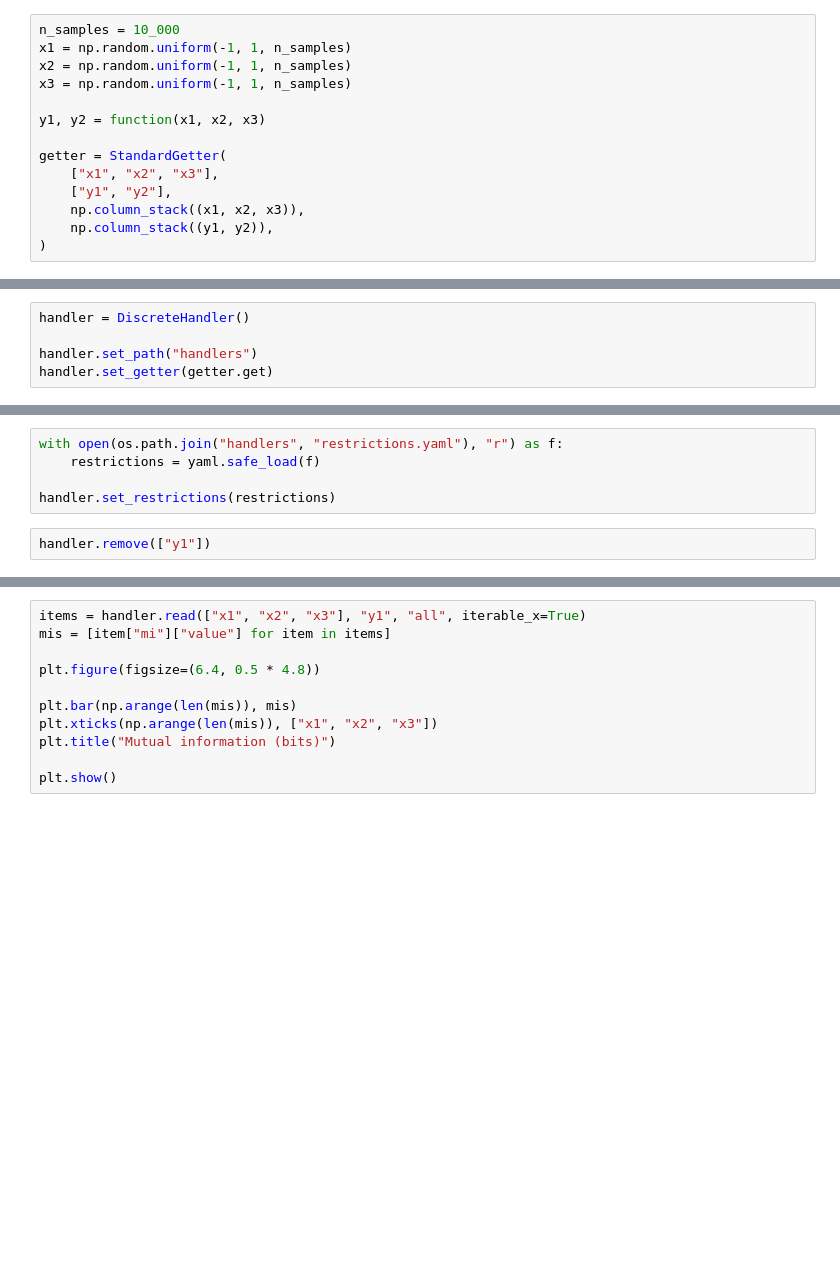
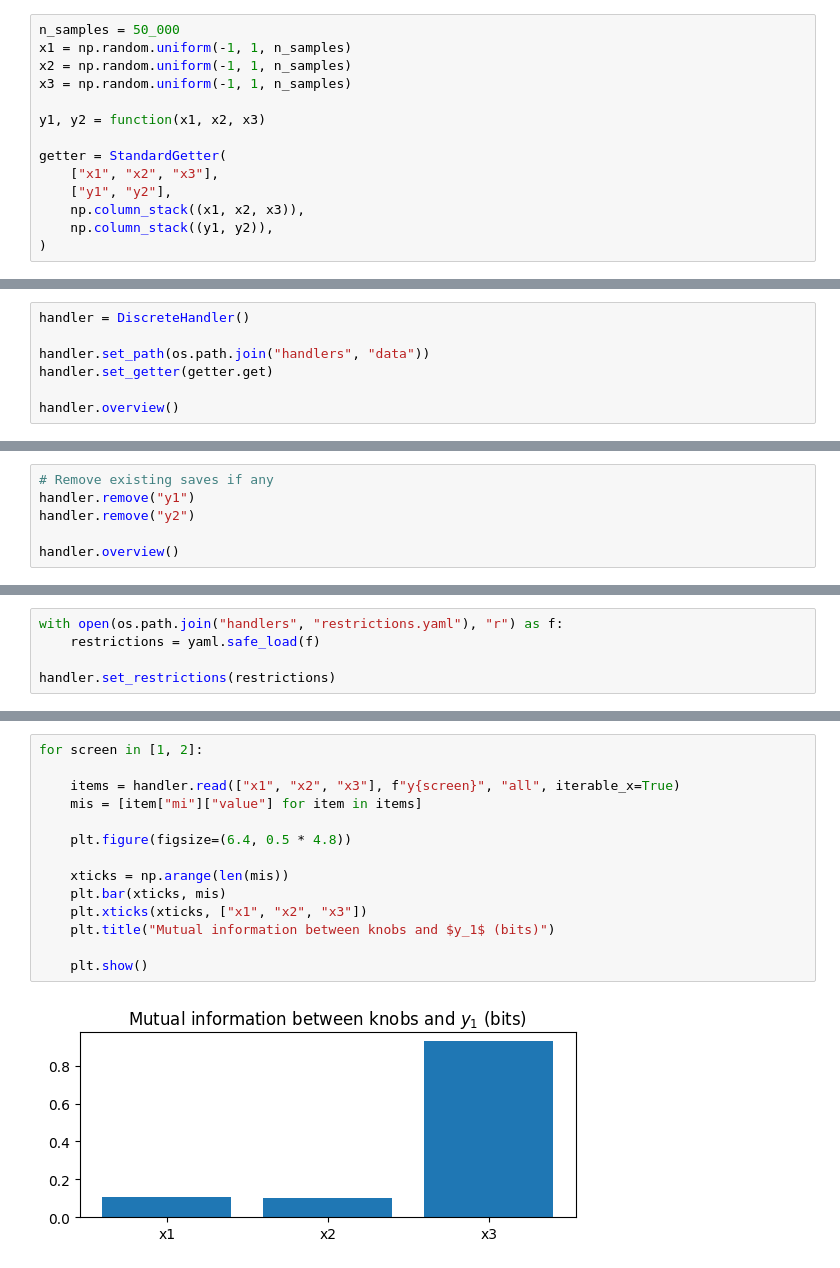
Before and after one commit to einigl/infovar, a Jupyter notebook: examples/discrete-handler.ipynb, the cells around one changed output, grey strips where cells are left out. Saved outputs shown, nothing was run; the diff lists cells and outputs as text; blank space fills up the shorter version.

```diff
--- a/examples/discrete-handler.ipynb
+++ b/examples/discrete-handler.ipynb
@@ -55,5 +56,5 @@ TODO
 # %%
-n_samples = 10_000
+n_samples = 50_000
 x1 = np.random.uniform(-1, 1, n_samples)
 x2 = np.random.uniform(-1, 1, n_samples)
 x3 = np.random.uniform(-1, 1, n_samples)
@@ -73,5 +74,7 @@ Le `DiscreteHandler` est l'outil qui va vous permettre d'analyser statistiquemen
 # %%
 handler = DiscreteHandler()
 
-handler.set_path("handlers")
+handler.set_path(os.path.join("handlers", "data"))
 handler.set_getter(getter.get)
+
+handler.overview()
@@ -77,0 +85,6 @@ handler.set_getter(getter.get)
+# %%
+# Remove existing saves if any
+handler.remove("y1")
+handler.remove("y2")
+
+handler.overview()
@@ -80,5 +97,3 @@ with open(os.path.join("handlers", "restrictions.yaml"), "r") as f:
     restrictions = yaml.safe_load(f)
 
 handler.set_restrictions(restrictions)
-# %%
-handler.remove(["y1"])
@@ -101,11 +116,16 @@ for file in handler.get_existing_saves():
 # %%
-items = handler.read(["x1", "x2", "x3"], "y1", "all", iterable_x=True)
-mis = [item["mi"]["value"] for item in items]
+for screen in [1, 2]:
 
-plt.figure(figsize=(6.4, 0.5 * 4.8))
+    items = handler.read(["x1", "x2", "x3"], f"y{screen}", "all", iterable_x=True)
+    mis = [item["mi"]["value"] for item in items]
 
-plt.bar(np.arange(len(mis)), mis)
-plt.xticks(np.arange(len(mis)), ["x1", "x2", "x3"])
-plt.title("Mutual information (bits)")
+    plt.figure(figsize=(6.4, 0.5 * 4.8))
 
-plt.show()
+    xticks = np.arange(len(mis))
+    plt.bar(xticks, mis)
+    plt.xticks(xticks, ["x1", "x2", "x3"])
+    plt.title("Mutual information between knobs and $y_1$ (bits)")
+
+    plt.show()
+# %% [output]
+[figure, added]
```
Also changed, not shown: parts of 40 cells of this notebook, 34 other files.
